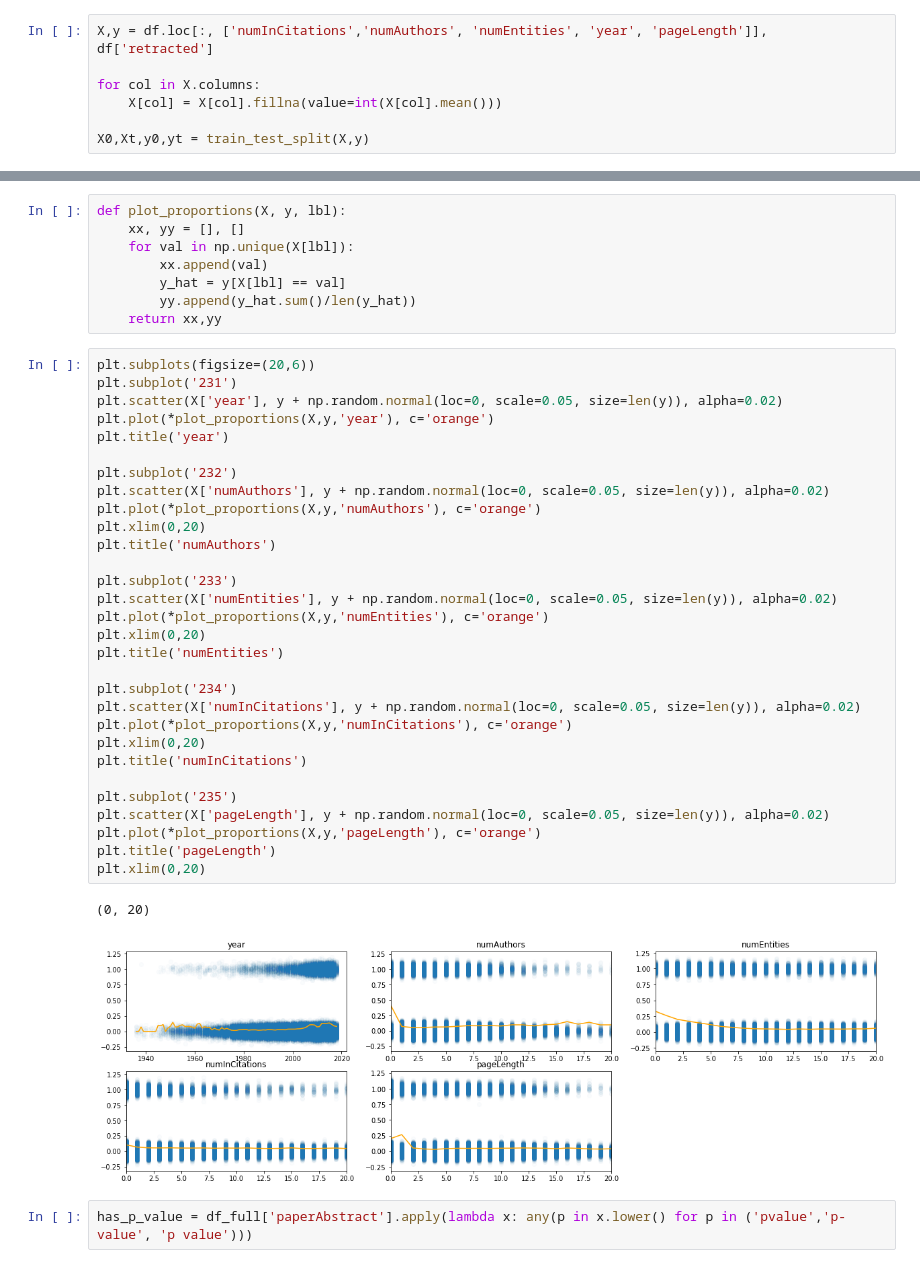
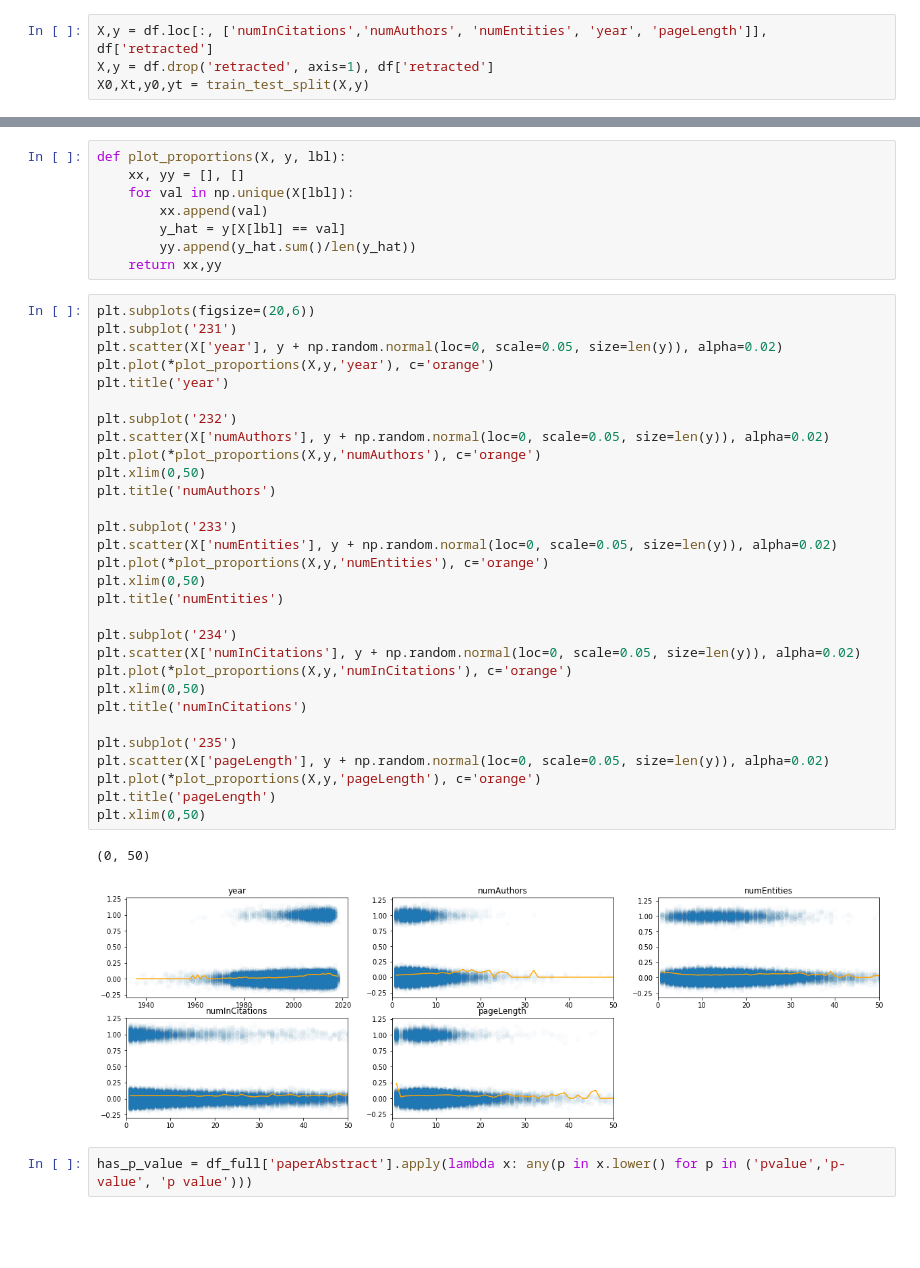
Before and after one commit to AlexDKlein/graphing-scientific-studies, a Jupyter notebook: modeling.ipynb, the cells around one changed output, grey strips where cells are left out. Drawn from its saved outputs; the diff is of its cells as text; blank space fills up the shorter version.

```diff
--- a/modeling.ipynb
+++ b/modeling.ipynb
@@ -30,8 +32,5 @@ from sklearn.metrics import log_loss, roc_curve
 # %%
 X,y = df.loc[:, ['numInCitations','numAuthors', 'numEntities', 'year', 'pageLength']], df['retracted']
-
-for col in X.columns:
-    X[col] = X[col].fillna(value=int(X[col].mean()))
-
+X,y = df.drop('retracted', axis=1), df['retracted']
 X0,Xt,y0,yt = train_test_split(X,y)
 # %%
@@ -68,36 +77,36 @@ def plot_proportions(X, y, lbl):
 # %%
 plt.subplots(figsize=(20,6))
 plt.subplot('231')
 plt.scatter(X['year'], y + np.random.normal(loc=0, scale=0.05, size=len(y)), alpha=0.02)
 plt.plot(*plot_proportions(X,y,'year'), c='orange')
 plt.title('year')
 
 plt.subplot('232')
 plt.scatter(X['numAuthors'], y + np.random.normal(loc=0, scale=0.05, size=len(y)), alpha=0.02)
 plt.plot(*plot_proportions(X,y,'numAuthors'), c='orange')
-plt.xlim(0,20)
+plt.xlim(0,50)
 plt.title('numAuthors')
 
 plt.subplot('233')
 plt.scatter(X['numEntities'], y + np.random.normal(loc=0, scale=0.05, size=len(y)), alpha=0.02)
 plt.plot(*plot_proportions(X,y,'numEntities'), c='orange')
-plt.xlim(0,20)
+plt.xlim(0,50)
 plt.title('numEntities')
 
 plt.subplot('234')
 plt.scatter(X['numInCitations'], y + np.random.normal(loc=0, scale=0.05, size=len(y)), alpha=0.02)
 plt.plot(*plot_proportions(X,y,'numInCitations'), c='orange')
-plt.xlim(0,20)
+plt.xlim(0,50)
 plt.title('numInCitations')
 
 plt.subplot('235')
 plt.scatter(X['pageLength'], y + np.random.normal(loc=0, scale=0.05, size=len(y)), alpha=0.02)
 plt.plot(*plot_proportions(X,y,'pageLength'), c='orange')
 plt.title('pageLength')
-plt.xlim(0,20)
+plt.xlim(0,50)
 # %% [output]
-(0, 20)
+(0, 50)
-[figure, old version]
+[figure, new version]
 # %%
 has_p_value = df_full['paperAbstract'].apply(lambda x: any(p in x.lower() for p in ('pvalue','p-value', 'p value')))
 # %%
```
Also changed, not shown: parts of 10 cells of this notebook.
